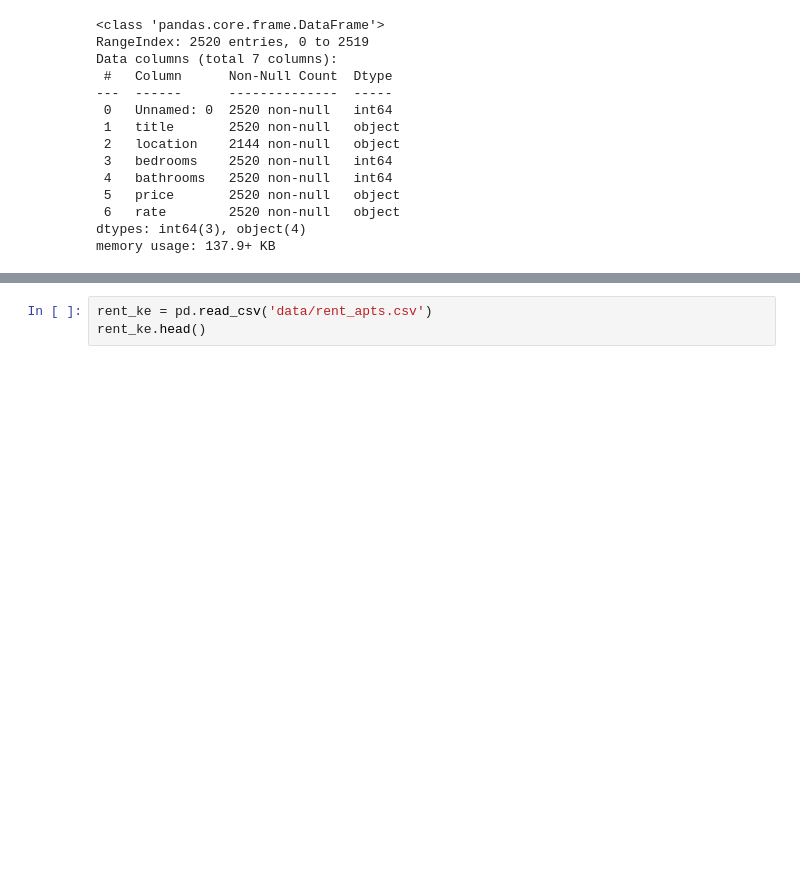
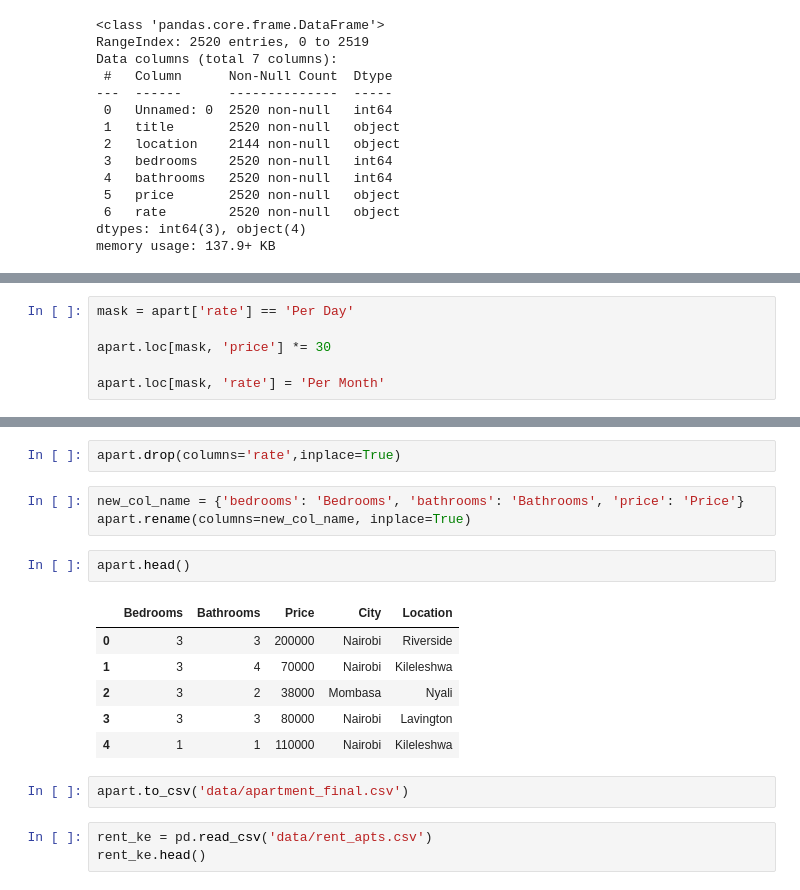
Before and after one commit to Mburu-Elvis/NairobiRentPrices, a Jupyter notebook: data_cons.ipynb, the cells around one changed output, grey strips where cells are left out. Cells and saved outputs as stored; diff of their text form; blank space fills up the shorter version.

Commit message:
datasets column normalization

```diff
--- a/data_cons.ipynb
+++ b/data_cons.ipynb
@@ -146,0 +227,6 @@ memory usage: 137.9+ KB
+# %%
+mask = apart['rate'] == 'Per Day'
+
+apart.loc[mask, 'price'] *= 30
+
+apart.loc[mask, 'rate'] = 'Per Month'
@@ -147,3 +238,19 @@ memory usage: 137.9+ KB
+# %%
+apart.drop(columns='rate',inplace=True)
+# %%
+new_col_name = {'bedrooms': 'Bedrooms', 'bathrooms': 'Bathrooms', 'price': 'Price'}
+apart.rename(columns=new_col_name, inplace=True)
+# %%
+apart.head()
+# %% [output]
+|  | Bedrooms | Bathrooms | Price | City | Location |
+| 0 | 3 | 3 | 200000 | Nairobi | Riverside |
+| 1 | 3 | 4 | 70000 | Nairobi | Kileleshwa |
+| 2 | 3 | 2 | 38000 | Mombasa | Nyali |
+| 3 | 3 | 3 | 80000 | Nairobi | Lavington |
+| 4 | 1 | 1 | 110000 | Nairobi | Kileleshwa |
+# %%
+apart.to_csv('data/apartment_final.csv')
 # %%
 rent_ke = pd.read_csv('data/rent_apts.csv')
 rent_ke.head()
```
Also changed, not shown: parts of 13 cells of this notebook, 3 other files.
